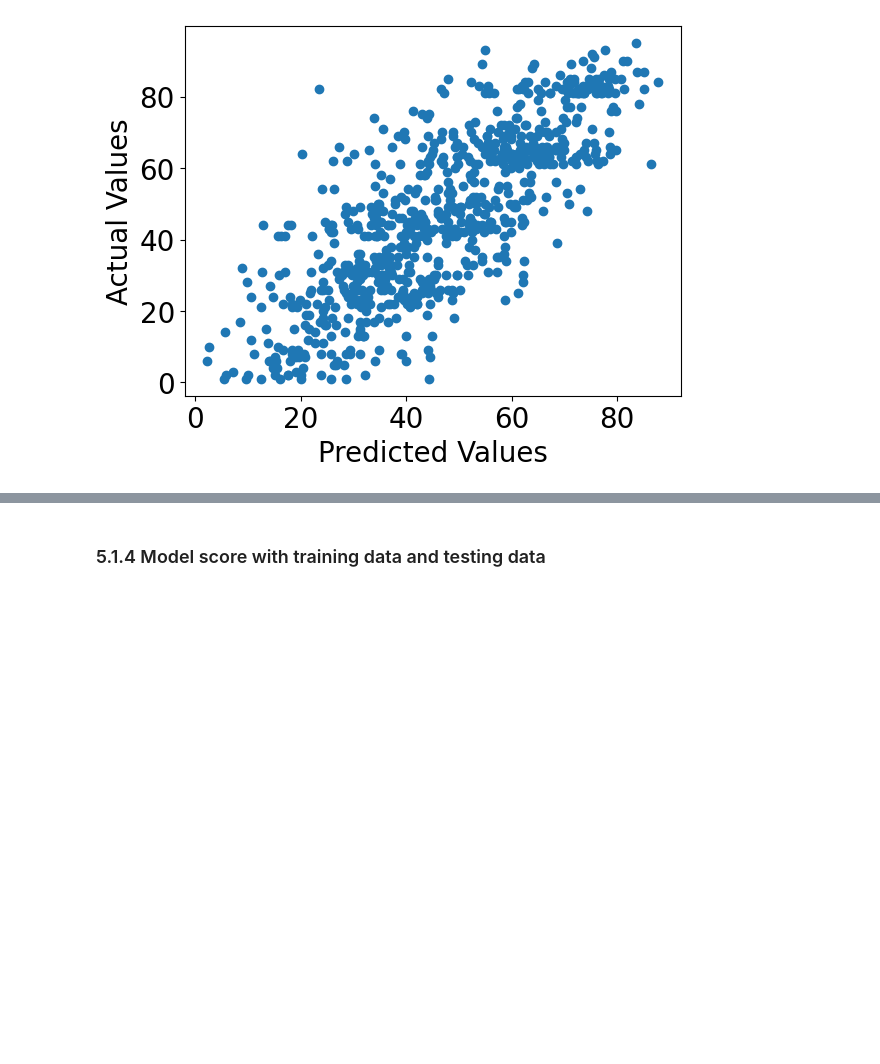
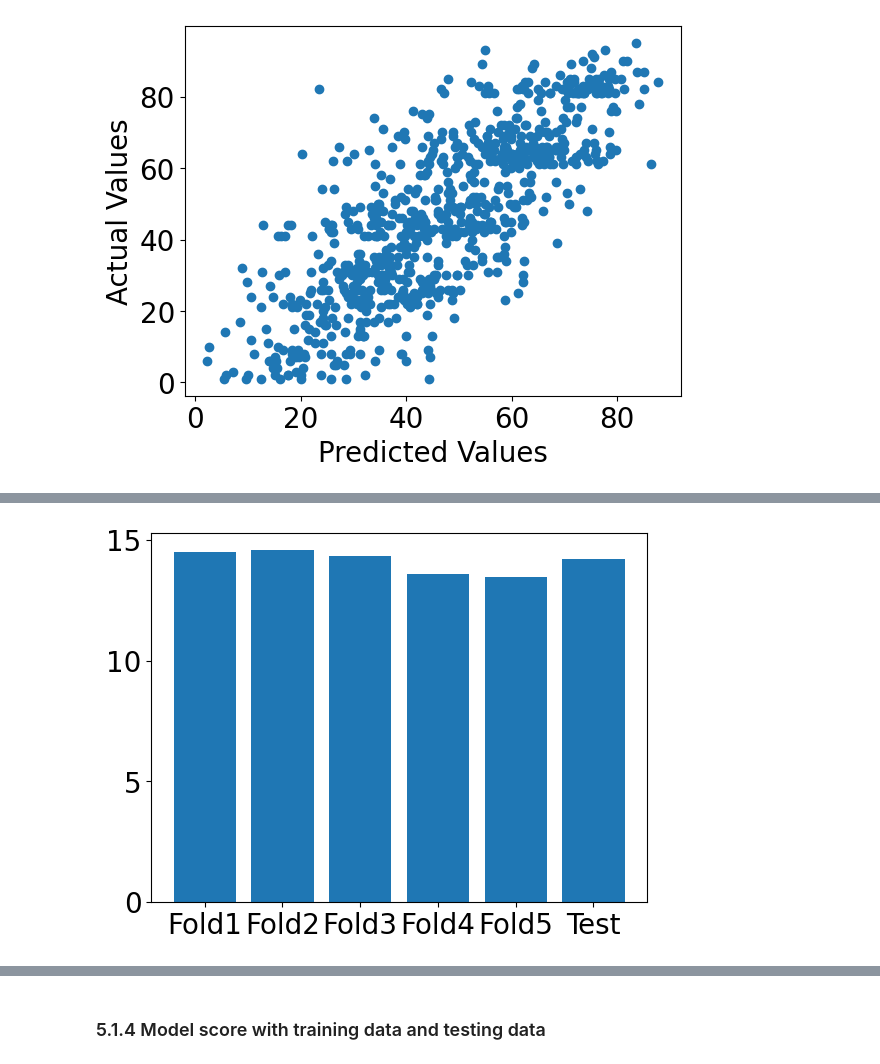
Before and after one commit to MrP29/EECS3401_Project, a Jupyter notebook: 3401_project.ipynb, the cells around one changed output, grey strips where cells are left out. Saved outputs shown, nothing was run; the diff lists cells and outputs as text; code cells hidden in the pictures; blank space fills up the shorter version.

```diff
--- a/3401_project.ipynb
+++ b/3401_project.ipynb
@@ -379,7 +379,7 @@ from sklearn.metrics import mean_absolute_error, mean_squared_error, r2_score
 
 lr_model = Ridge()
 
-k_folds = 10
+k_folds = 5
 cv_scores = cross_validate(
     estimator = lr_model,
     X = X_train,
@@ -426,0 +436,12 @@ plt.show()
+# %%
+rmse_scores = [-1 * i for i in cv_scores['test_neg_root_mean_squared_error']]
+rmse_scores.append(lr_test_perf['rmse'])
+
+labels = ['Fold1', 'Fold2', 'Fold3', 'Fold4', 'Fold5', 'Test']
+
+plt.xticks(range(len(labels)), labels)
+# plt.ylabel('RMSE')
+plt.bar(range(len(rmse_scores)), rmse_scores)
+plt.show()
+# %% [output]
+[figure, added]
```
Also changed, not shown: parts of 11 cells of this notebook.
